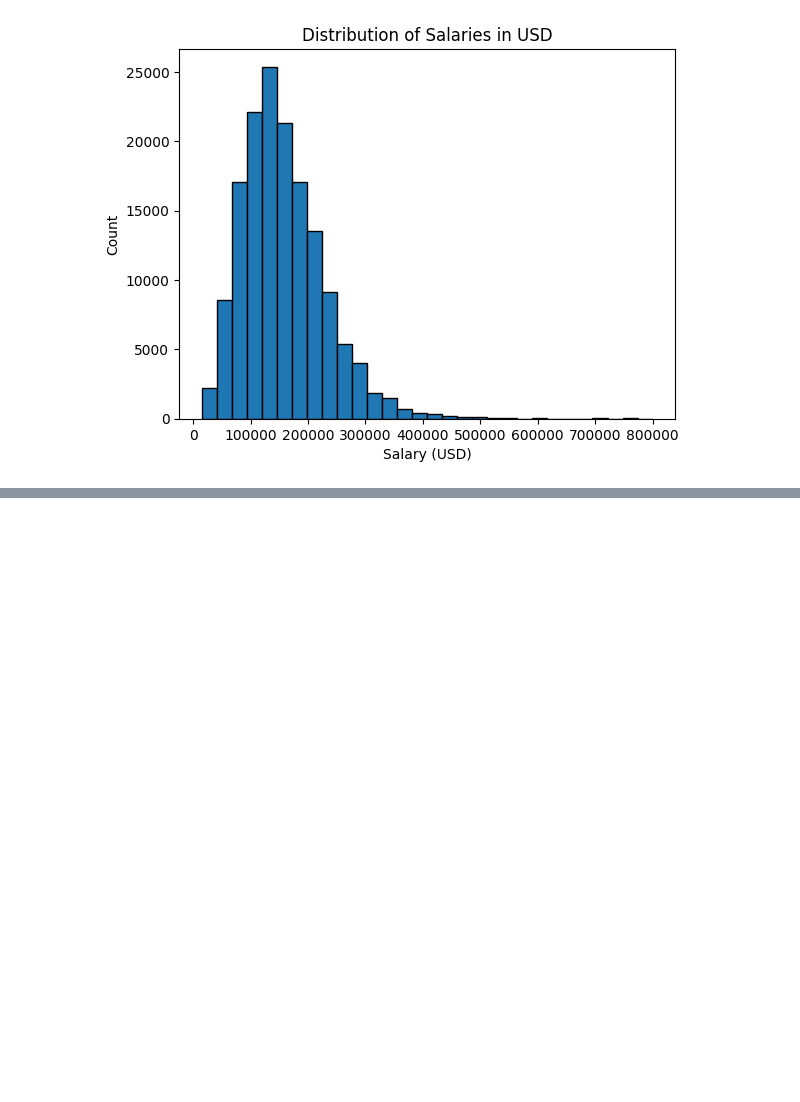
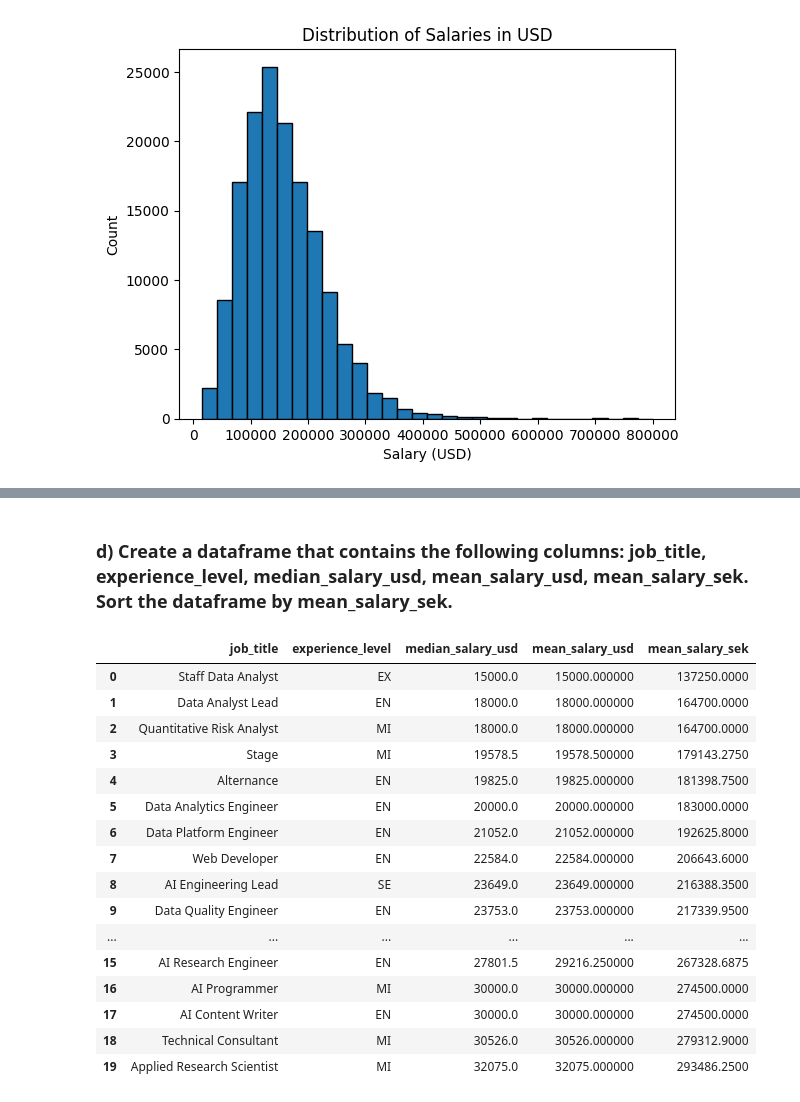
Before and after one commit to Lilit900/machine_learning_lilit_ajoyan_mlops25, a Jupyter notebook: exercises/exercise_0/salaries.ipynb, the cells around one changed output, grey strips where cells are left out. Saved outputs shown, nothing was run; the diff lists cells and outputs as text; code cells hidden in the pictures; blank space fills up the shorter version.

```diff
--- a/exercises/exercise_0/salaries.ipynb
+++ b/exercises/exercise_0/salaries.ipynb
@@ -124,0 +155,31 @@ plt.show()
+# %% [markdown]
+###   d) Create a dataframe that contains the following columns: job_title, experience_level, median_salary_usd, mean_salary_usd, mean_salary_sek. Sort the dataframe by mean_salary_sek.
+# %%
+df = duckdb.sql('''SELECT job_title,
+                    experience_level ,
+                    median(salary_in_usd) AS median_salary_usd,
+                    avg(salary_in_usd) AS mean_salary_usd,
+                    AVG(salary_in_usd*9.15) AS mean_salary_sek
+                FROM salaries
+                GROUP BY job_title, experience_level
+                ORDER BY mean_salary_sek;
+''').df()
+df.head(20)
+# %% [output]
+|  | job_title | experience_level | median_salary_usd | mean_salary_usd | mean_salary_sek |
+| 0 | Staff Data Analyst | EX | 15000.0 | 15000.000000 | 137250.0000 |
+| 1 | Data Analyst Lead | EN | 18000.0 | 18000.000000 | 164700.0000 |
+| 2 | Quantitative Risk Analyst | MI | 18000.0 | 18000.000000 | 164700.0000 |
+| 3 | Stage | MI | 19578.5 | 19578.500000 | 179143.2750 |
+| 4 | Alternance | EN | 19825.0 | 19825.000000 | 181398.7500 |
+| 5 | Data Analytics Engineer | EN | 20000.0 | 20000.000000 | 183000.0000 |
+| 6 | Data Platform Engineer | EN | 21052.0 | 21052.000000 | 192625.8000 |
+| 7 | Web Developer | EN | 22584.0 | 22584.000000 | 206643.6000 |
+| 8 | AI Engineering Lead | SE | 23649.0 | 23649.000000 | 216388.3500 |
+| 9 | Data Quality Engineer | EN | 23753.0 | 23753.000000 | 217339.9500 |
+| ... | ... | ... | ... | ... | ... |
+| 15 | AI Research Engineer | EN | 27801.5 | 29216.250000 | 267328.6875 |
+| 16 | AI Programmer | MI | 30000.0 | 30000.000000 | 274500.0000 |
+| 17 | AI Content Writer | EN | 30000.0 | 30000.000000 | 274500.0000 |
+| 18 | Technical Consultant | MI | 30526.0 | 30526.000000 | 279312.9000 |
+| 19 | Applied Research Scientist | MI | 32075.0 | 32075.000000 | 293486.2500 |
```
Also changed, not shown: parts of 3 cells of this notebook.
